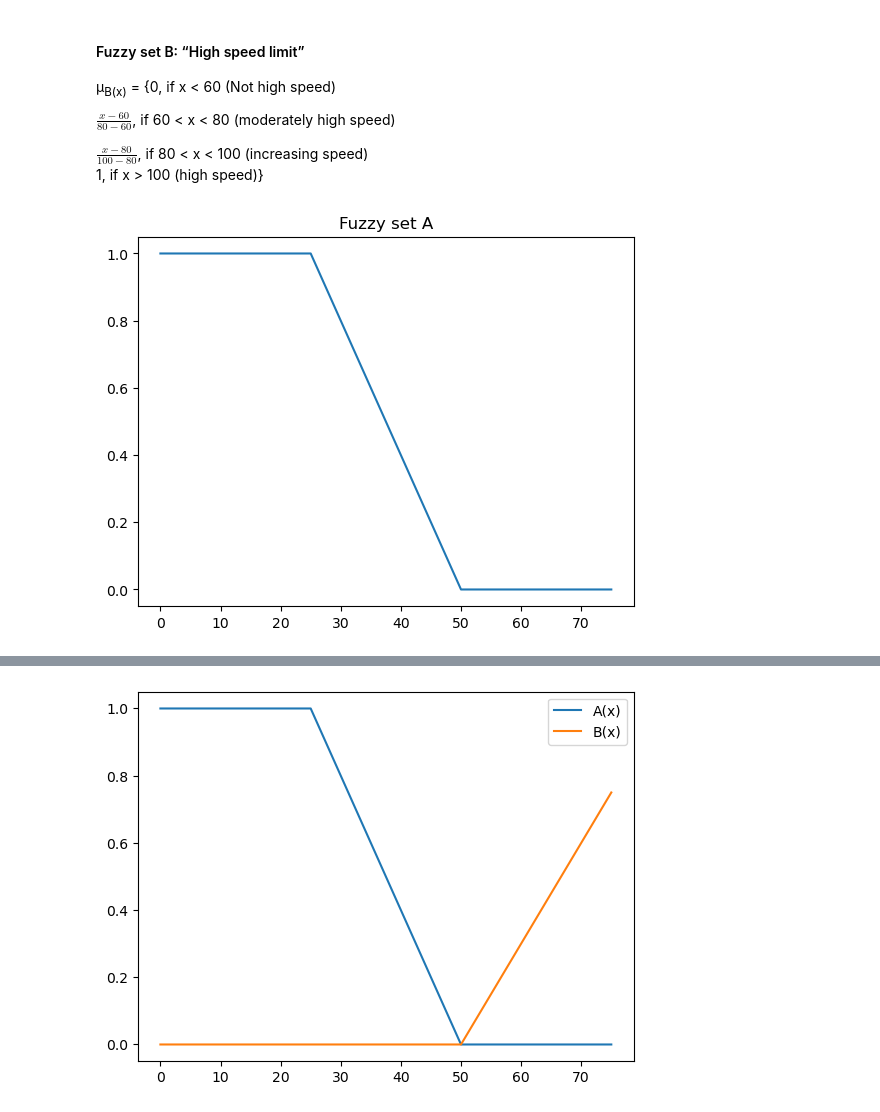
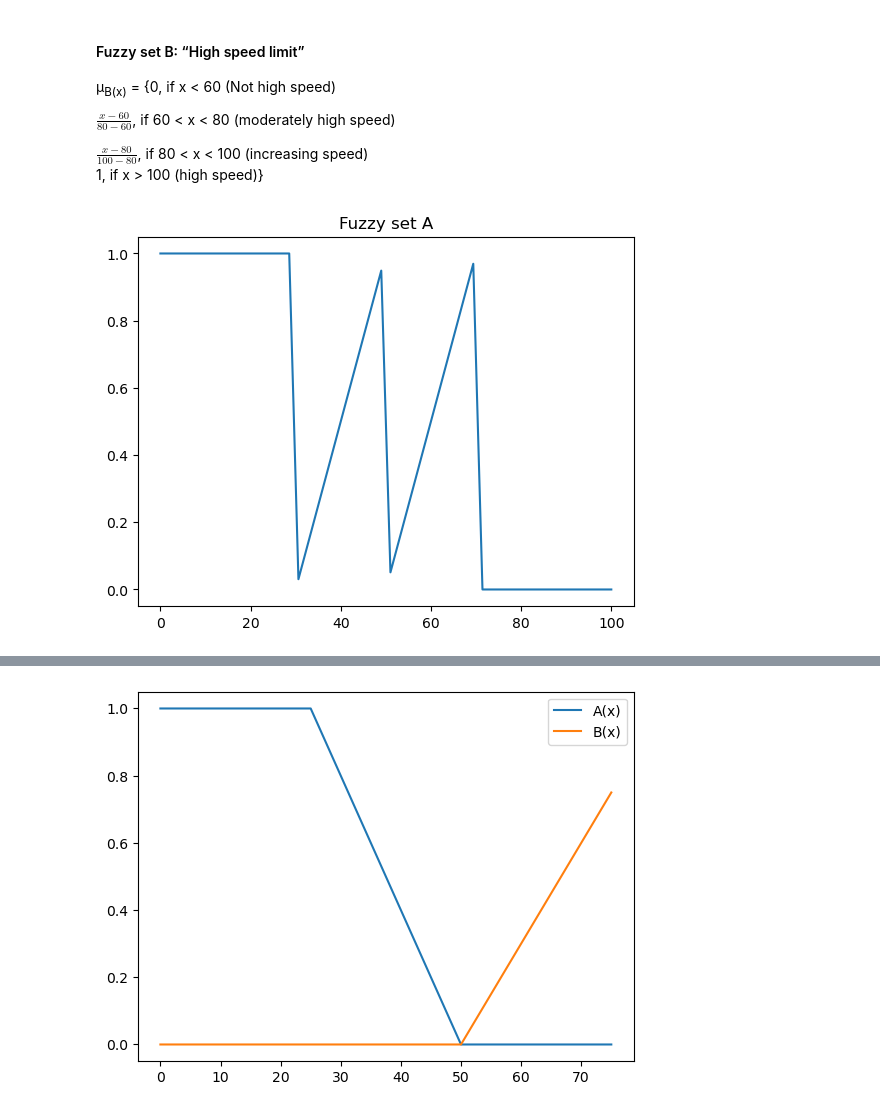
Before and after one commit to Uttam-Mahata/Soft_Computing, a Jupyter notebook: Assignment2/Fuzzy_logic.ipynb, the cells around one changed output, grey strips where cells are left out. Drawn from its saved outputs; the diff is of its cells as text; code cells hidden in the pictures.

```diff
--- a/Assignment2/Fuzzy_logic.ipynb
+++ b/Assignment2/Fuzzy_logic.ipynb
@@ -35,22 +35,22 @@ import matplotlib.pyplot as plt
 # %%
 
 def mu_A(x):
     if x < 30:
         return 1
     elif 30 < x < 50:
         return (x - 30) / (50 - 30)
     elif 50 < x < 70:
         return (x - 50) / (70 - 50)
     else:
         return 0
 
 
 
 
-x = np.arange(0, 100,25)
+x = np.linspace(0, 100)
 y = [mu_A(i) for i in x]
 plt.plot(x, y)
 plt.title('Fuzzy set A')
 plt.show()
 # %% [output]
-[figure, old version]
+[figure, new version]
```
Also changed, not shown: parts of 3 cells of this notebook, 1 other file.
